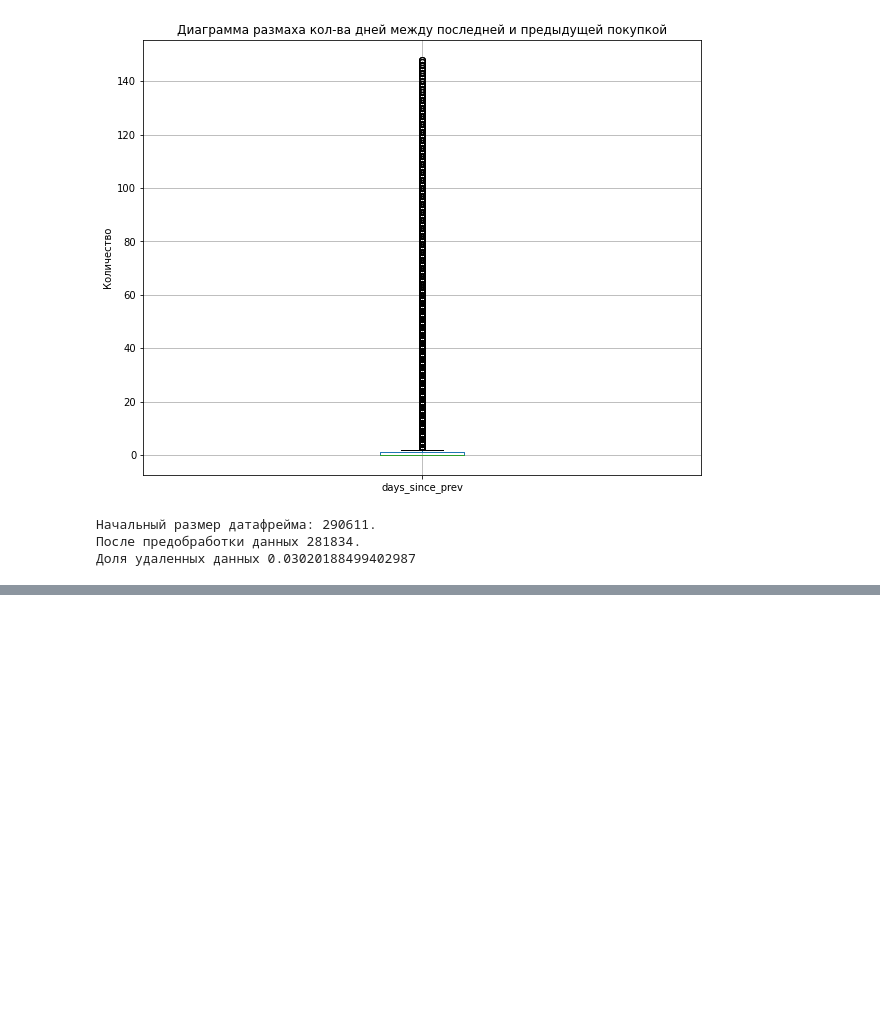
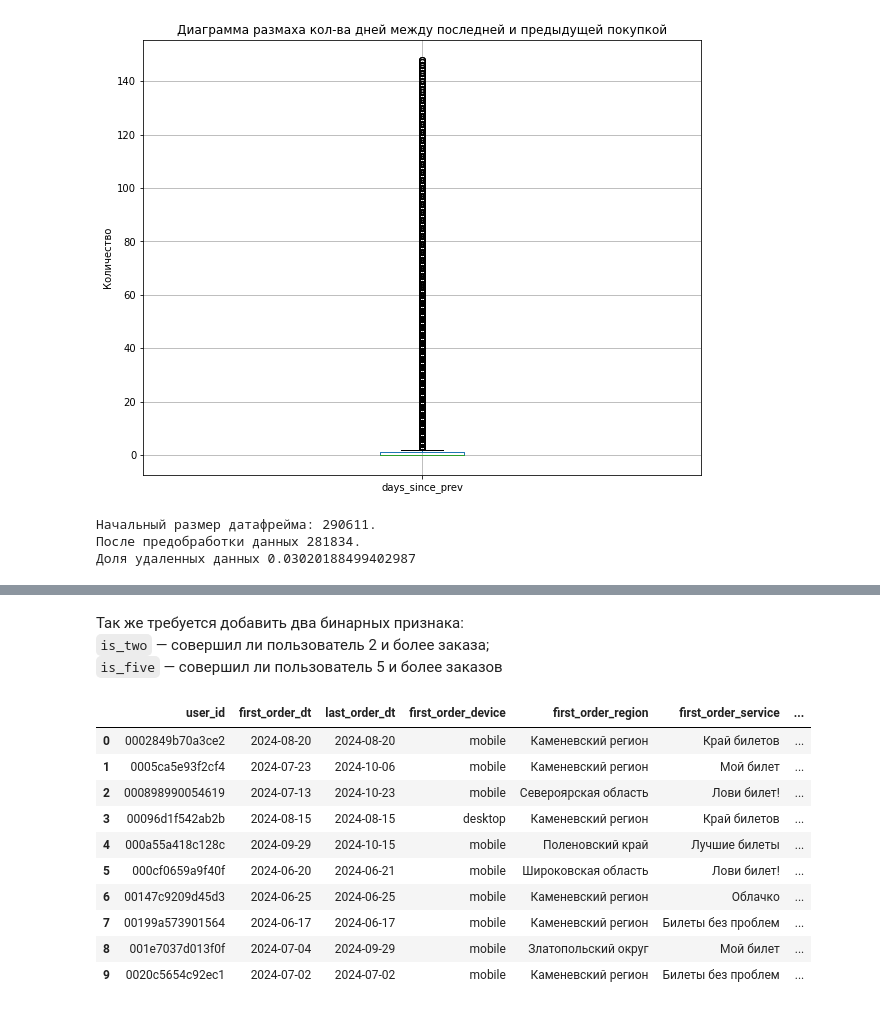
Before and after one commit to scavenger4/first_analysis, a Jupyter notebook: analys.ipynb, the cells around one changed output, grey strips where cells are left out. Cells and saved outputs as stored; diff of their text form; code cells hidden in the pictures; blank space fills up the shorter version.

Commit message:
Добавить 'Создание профиля пользователя'

```diff
--- a/analys.ipynb
+++ b/analys.ipynb
@@ -418,0 +438,43 @@ print(f'Начальный размер датафрейма: {temp.shape[0]}.\n
+# %%
+#сгрупируем данные и агрегируем необходимые показатели
+df_1 = df_sort.groupby('user_id').agg(
+    first_order_dt = ('order_dt','min'),
+    last_order_dt = ('order_dt','max'),
+    first_order_device = ('device_type_canonical','first'),
+    first_order_region = ('region_name','first'),
+    first_order_service = ('service_name','first'),
+    first_order_genre = ('event_type_main','first'),
+    total_orders = ('order_id','count'),
+    avg_revenue = ('revenue_rub','mean'),
+    agv_count_tickets = ('tickets_count','mean'),
+    avg_order_interval = ('days_since_prev','mean')
+).reset_index()
+# %%
+#округлим показатели в столбцах со средним
+round_columns = ['avg_revenue','agv_count_tickets','avg_order_interval']
+df_1[round_columns] = df_1[round_columns].round(3)
+# %% [markdown]
+Так же требуется добавить два бинарных признака:
+`is_two` — совершил ли пользователь 2 и более заказа;
+`is_five` — совершил ли пользователь 5 и более заказов
+# %%
+#первый признак
+df_1['is_two'] = (df_1['total_orders'] >= 2).astype('int')
+# %%
+#второй признак
+df_1['is_five'] = (df_1['total_orders'] >= 5).astype('int')
+# %%
+#выведем первые 10 строк датафрейма для ознакомления
+df_1.head(10)
+# %% [output]
+|  | user_id | first_order_dt | last_order_dt | first_order_device | first_order_region | first_order_service | ... |
+| 0 | 0002849b70a3ce2 | 2024-08-20 | 2024-08-20 | mobile | Каменевский регион | Край билетов | ... |
+| 1 | 0005ca5e93f2cf4 | 2024-07-23 | 2024-10-06 | mobile | Каменевский регион | Мой билет | ... |
+| 2 | 000898990054619 | 2024-07-13 | 2024-10-23 | mobile | Североярская область | Лови билет! | ... |
+| 3 | 00096d1f542ab2b | 2024-08-15 | 2024-08-15 | desktop | Каменевский регион | Край билетов | ... |
+| 4 | 000a55a418c128c | 2024-09-29 | 2024-10-15 | mobile | Поленовский край | Лучшие билеты | ... |
+| 5 | 000cf0659a9f40f | 2024-06-20 | 2024-06-21 | mobile | Широковская область | Лови билет! | ... |
+| 6 | 00147c9209d45d3 | 2024-06-25 | 2024-06-25 | mobile | Каменевский регион | Облачко | ... |
+| 7 | 00199a573901564 | 2024-06-17 | 2024-06-17 | mobile | Каменевский регион | Билеты без проблем | ... |
+| 8 | 001e7037d013f0f | 2024-07-04 | 2024-09-29 | mobile | Златопольский округ | Мой билет | ... |
+| 9 | 0020c5654c92ec1 | 2024-07-02 | 2024-07-02 | mobile | Каменевский регион | Билеты без проблем | ... |
```
Also changed, not shown: parts of 10 cells of this notebook.
